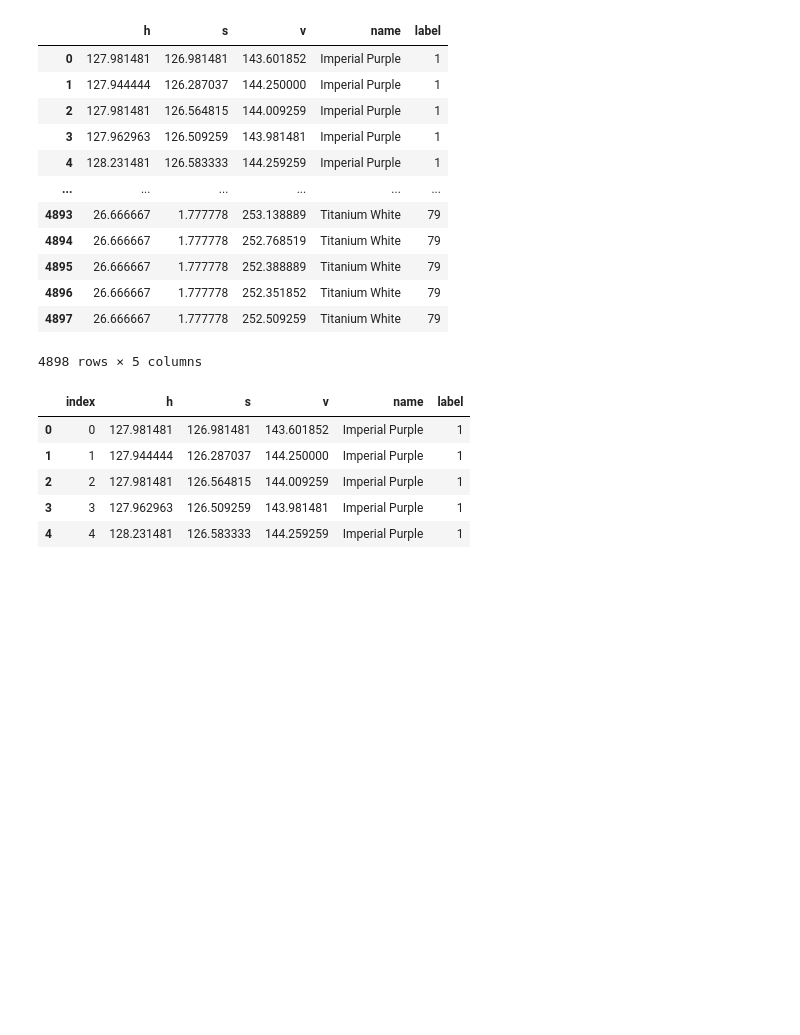
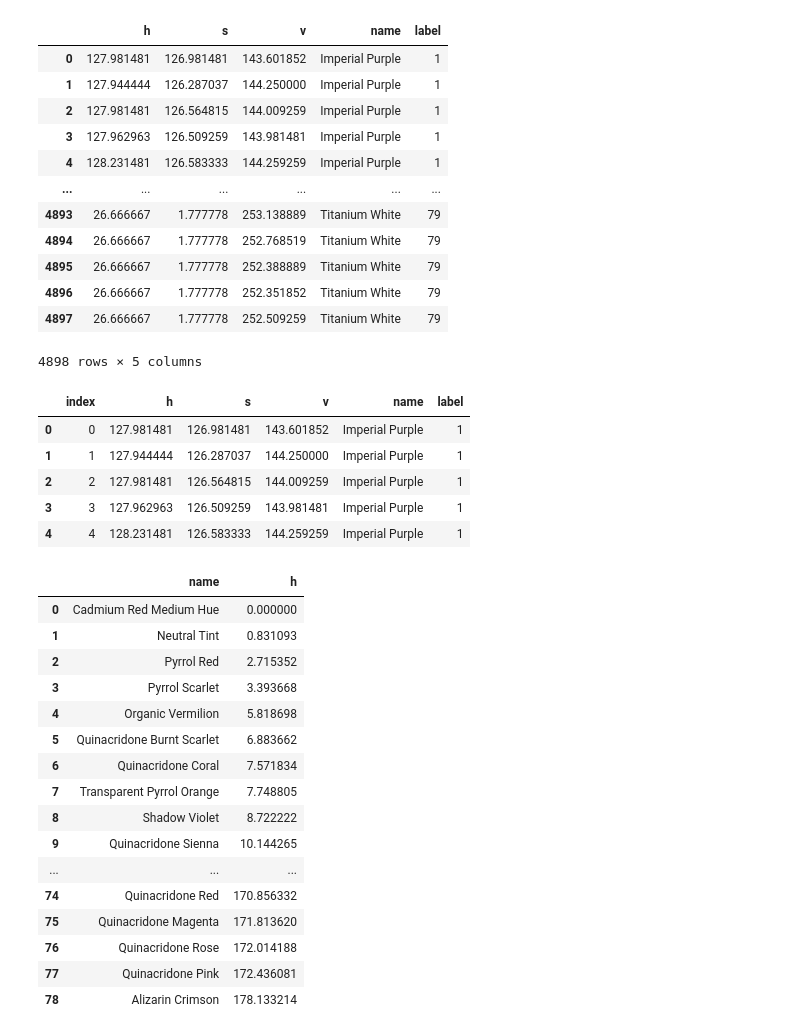
Before and after one commit to skyelong/Insight_Project_old, a Jupyter notebook: testing/Automate Daniel Smith Scrape.ipynb, the cells around one changed output. Drawn from its saved outputs; the diff is of its cells as text; code cells hidden in the pictures; blank space fills up the shorter version.

```diff
--- a/testing/Automate Daniel Smith Scrape.ipynb
+++ b/testing/Automate Daniel Smith Scrape.ipynb
@@ -616,3 +616,28 @@ color_data_from_sql.head()
 | 2 | 2 | 127.981481 | 126.564815 | 144.009259 | Imperial Purple | 1 |
 | 3 | 3 | 127.962963 | 126.509259 | 143.981481 | Imperial Purple | 1 |
 | 4 | 4 | 128.231481 | 126.583333 | 144.259259 | Imperial Purple | 1 |
+# %%
+sql_query = """
+SELECT name, h FROM ds_data ORDER BY h;
+"""
+color_data_from_sql = pd.read_sql_query(sql_query,con)
+
+color_data_from_sql
+# %% [output]
+|  | name | h |
+| 0 | Cadmium Red Medium Hue | 0.000000 |
+| 1 | Neutral Tint | 0.831093 |
+| 2 | Pyrrol Red | 2.715352 |
+| 3 | Pyrrol Scarlet | 3.393668 |
+| 4 | Organic Vermilion | 5.818698 |
+| 5 | Quinacridone Burnt Scarlet | 6.883662 |
+| 6 | Quinacridone Coral | 7.571834 |
+| 7 | Transparent Pyrrol Orange | 7.748805 |
+| 8 | Shadow Violet | 8.722222 |
+| 9 | Quinacridone Sienna | 10.144265 |
+| ... | ... | ... |
+| 74 | Quinacridone Red | 170.856332 |
+| 75 | Quinacridone Magenta | 171.813620 |
+| 76 | Quinacridone Rose | 172.014188 |
+| 77 | Quinacridone Pink | 172.436081 |
+| 78 | Alizarin Crimson | 178.133214 |
```
Also changed, not shown: parts of 1 cell of this notebook, 1 other file.
